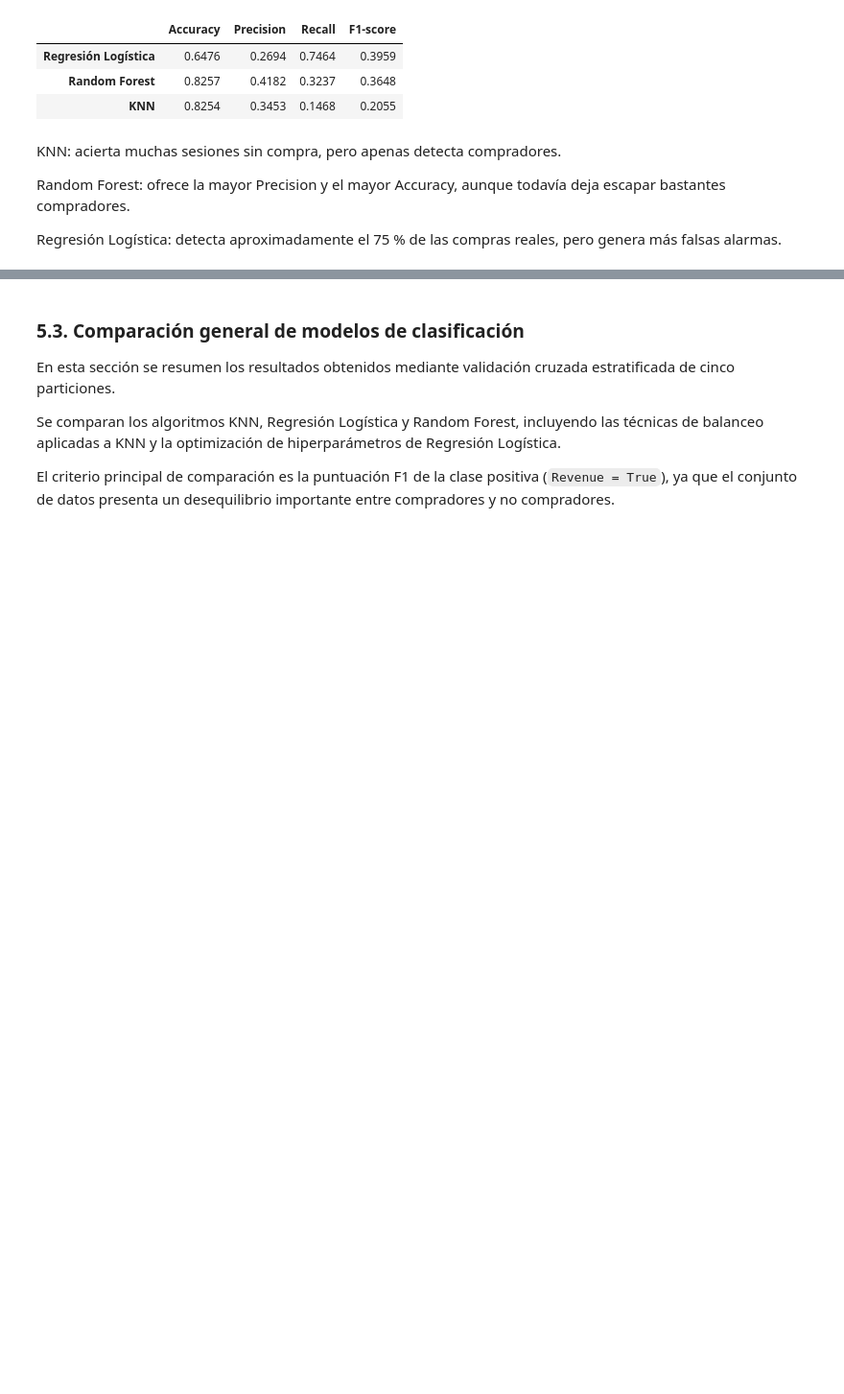
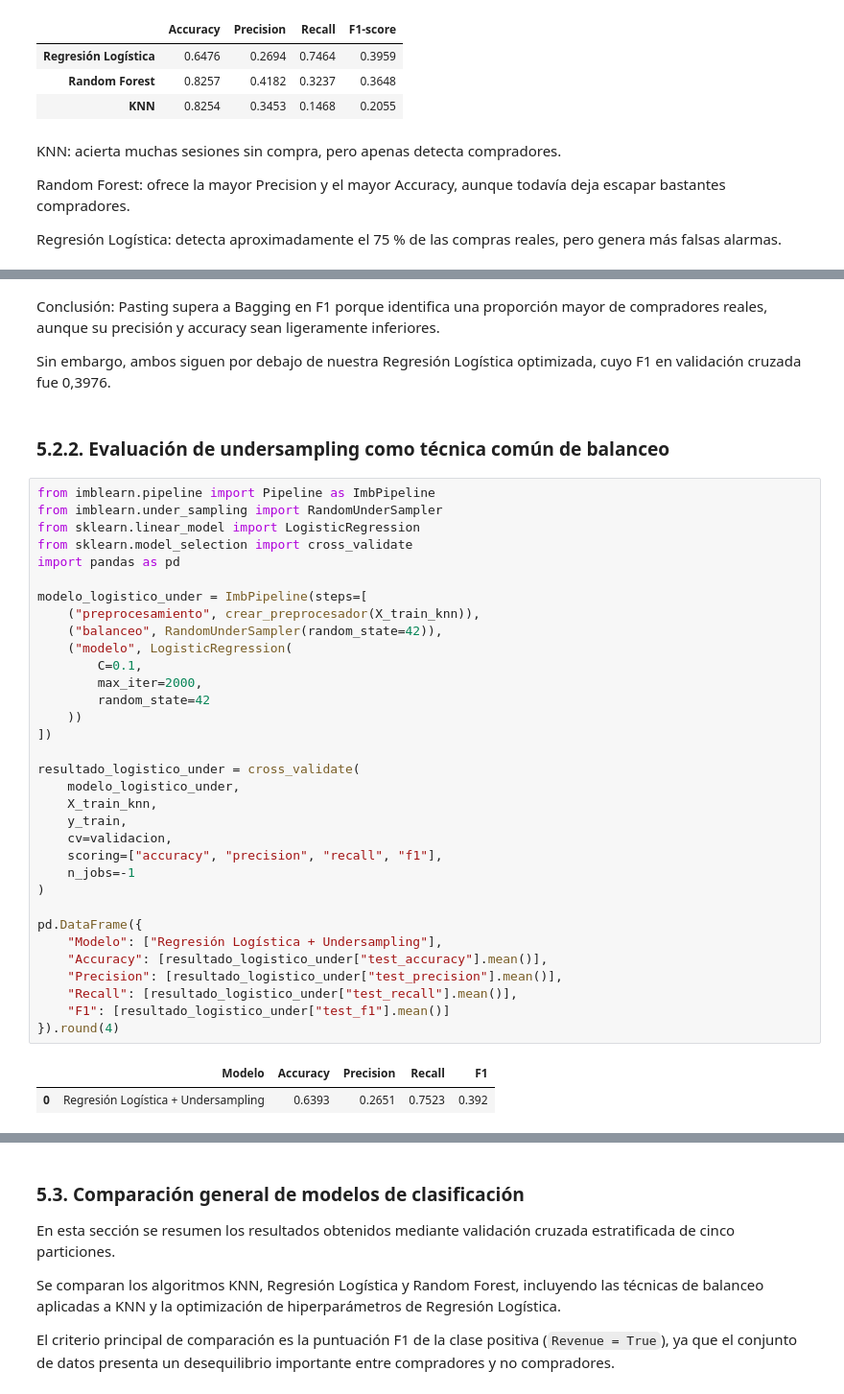
Before and after one commit to beafernandez22/proyecto_lo_compraran_ml, a Jupyter notebook: proyecto_lo_compraran_ml.ipynb, the cells around one changed output, grey strips where cells are left out. Shown at 96% size. Saved outputs shown, nothing was run; the diff lists cells and outputs as text; blank space fills up the shorter version.

```diff
--- a/proyecto_lo_compraran_ml.ipynb
+++ b/proyecto_lo_compraran_ml.ipynb
@@ -999,0 +1083,42 @@ Regresión Logística: detecta aproximadamente el 75 % de las compras reales, pe
+# %% [markdown]
+Conclusión: Pasting supera a Bagging en F1 porque identifica una proporción mayor de compradores reales, aunque su precisión y accuracy sean ligeramente inferiores.
+
+Sin embargo, ambos siguen por debajo de nuestra Regresión Logística optimizada, cuyo F1 en validación cruzada fue 0,3976.
+# %% [markdown]
+### 5.2.2. Evaluación de undersampling como técnica común de balanceo
+# %%
+from imblearn.pipeline import Pipeline as ImbPipeline
+from imblearn.under_sampling import RandomUnderSampler
+from sklearn.linear_model import LogisticRegression
+from sklearn.model_selection import cross_validate
+import pandas as pd
+
+modelo_logistico_under = ImbPipeline(steps=[
+    ("preprocesamiento", crear_preprocesador(X_train_knn)),
+    ("balanceo", RandomUnderSampler(random_state=42)),
+    ("modelo", LogisticRegression(
+        C=0.1,
+        max_iter=2000,
+        random_state=42
+    ))
+])
+
+resultado_logistico_under = cross_validate(
+    modelo_logistico_under,
+    X_train_knn,
+    y_train,
+    cv=validacion,
+    scoring=["accuracy", "precision", "recall", "f1"],
+    n_jobs=-1
+)
+
+pd.DataFrame({
+    "Modelo": ["Regresión Logística + Undersampling"],
+    "Accuracy": [resultado_logistico_under["test_accuracy"].mean()],
+    "Precision": [resultado_logistico_under["test_precision"].mean()],
+    "Recall": [resultado_logistico_under["test_recall"].mean()],
+    "F1": [resultado_logistico_under["test_f1"].mean()]
+}).round(4)
+# %% [output]
+|  | Modelo | Accuracy | Precision | Recall | F1 |
+| 0 | Regresión Logística + Undersampling | 0.6393 | 0.2651 | 0.7523 | 0.392 |
```
Also changed, not shown: parts of 15 cells of this notebook.
